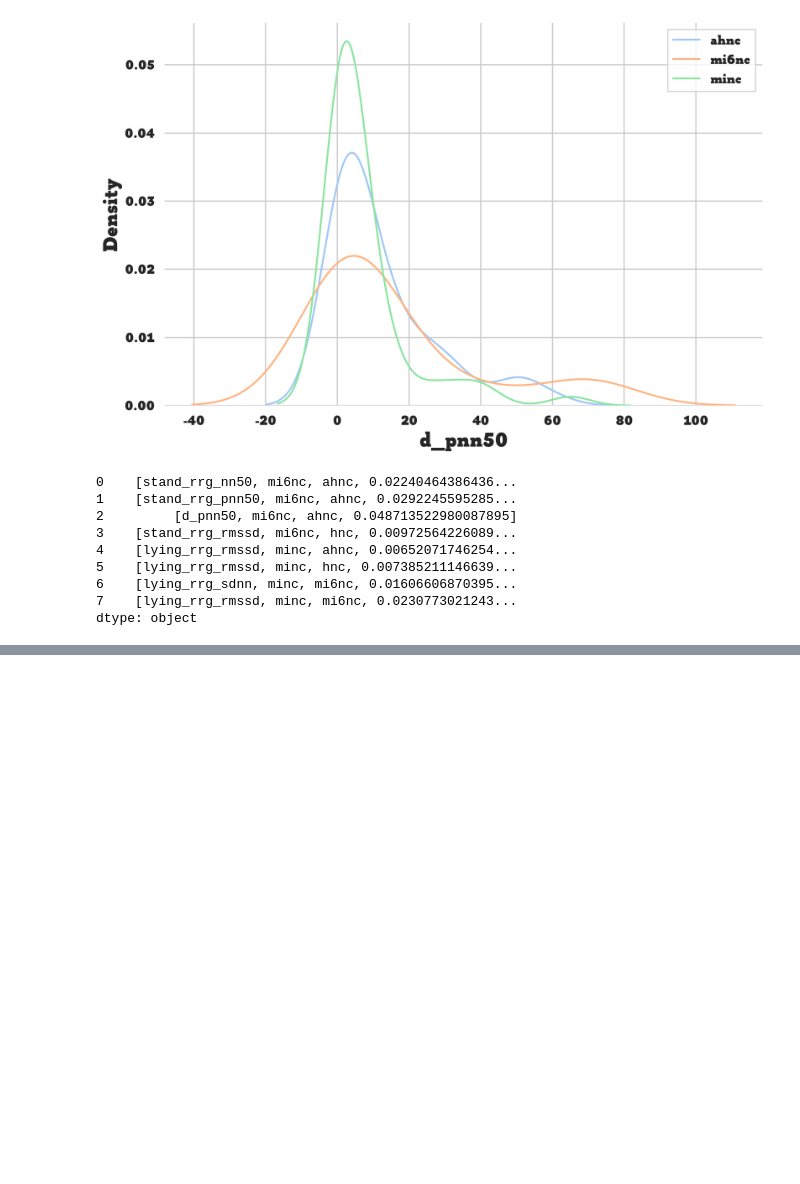
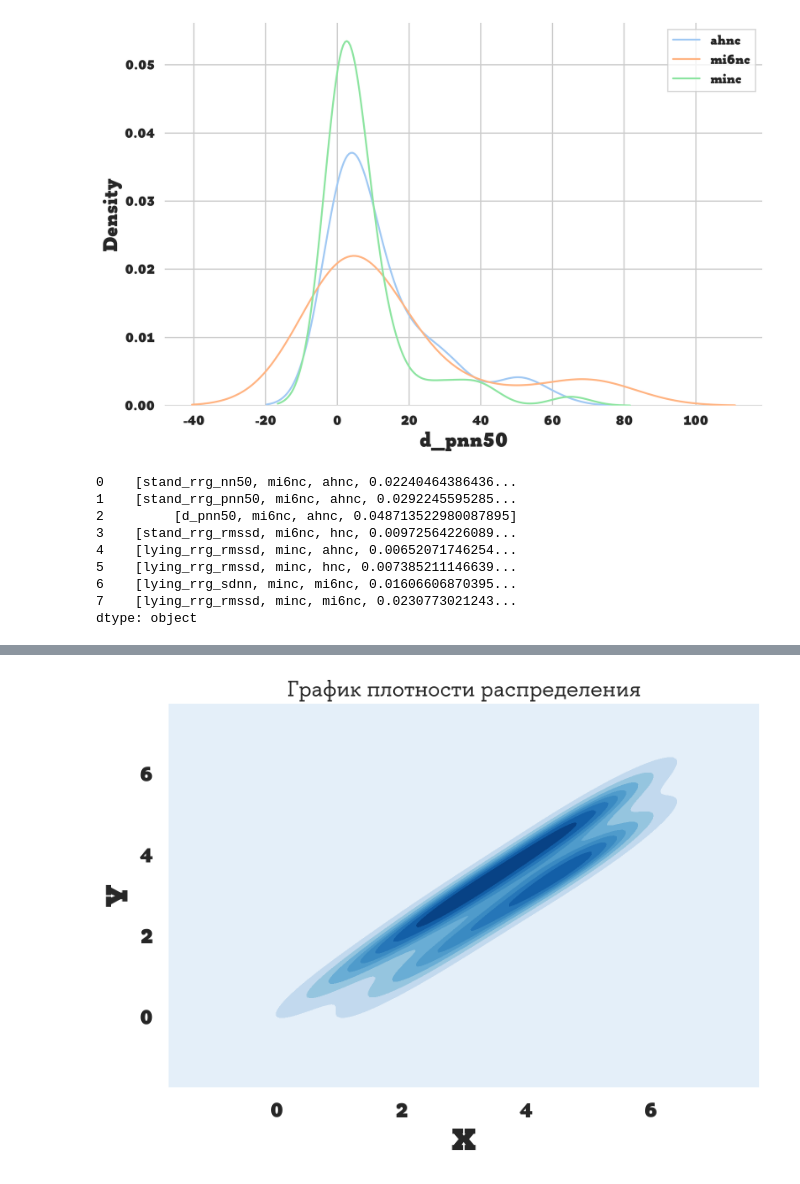
Before and after one commit to BestTeamEverRSV/bootcamp, a Jupyter notebook: Arseny/eda.ipynb, the cells around one changed output, grey strips where cells are left out. Saved outputs shown, nothing was run; the diff lists cells and outputs as text; code cells hidden in the pictures; blank space fills up the shorter version.

```diff
--- a/Arseny/eda.ipynb
+++ b/Arseny/eda.ipynb
@@ -207,0 +257,27 @@ dtype: object
+# %%
+import pandas as pd
+import seaborn as sns
+import matplotlib.pyplot as plt
+
+# Пример данных
+data = {
+    'X': [1, 2, 2, 3, 3, 3, 4, 4, 5, 5, 5, 5],
+    'Y': [1, 1, 2, 2, 3, 3, 3, 4, 4, 4, 5, 5]
+}
+
+# Создаем DataFrame
+df = pd.DataFrame(data)
+
+# Строим график плотности
+plt.figure(figsize=(8, 6))
+sns.kdeplot(x='X', y='Y', data=df, fill=True, cmap='Blues', thresh=0, levels=10)
+
+# Добавляем заголовок и метки осей
+plt.title('График плотности распределения')
+plt.xlabel('X')
+plt.ylabel('Y')
+
+# Показываем график
+plt.show()
+# %% [output]
+[figure, added]
```
Also changed, not shown: parts of 2 cells of this notebook, 1 other file.
